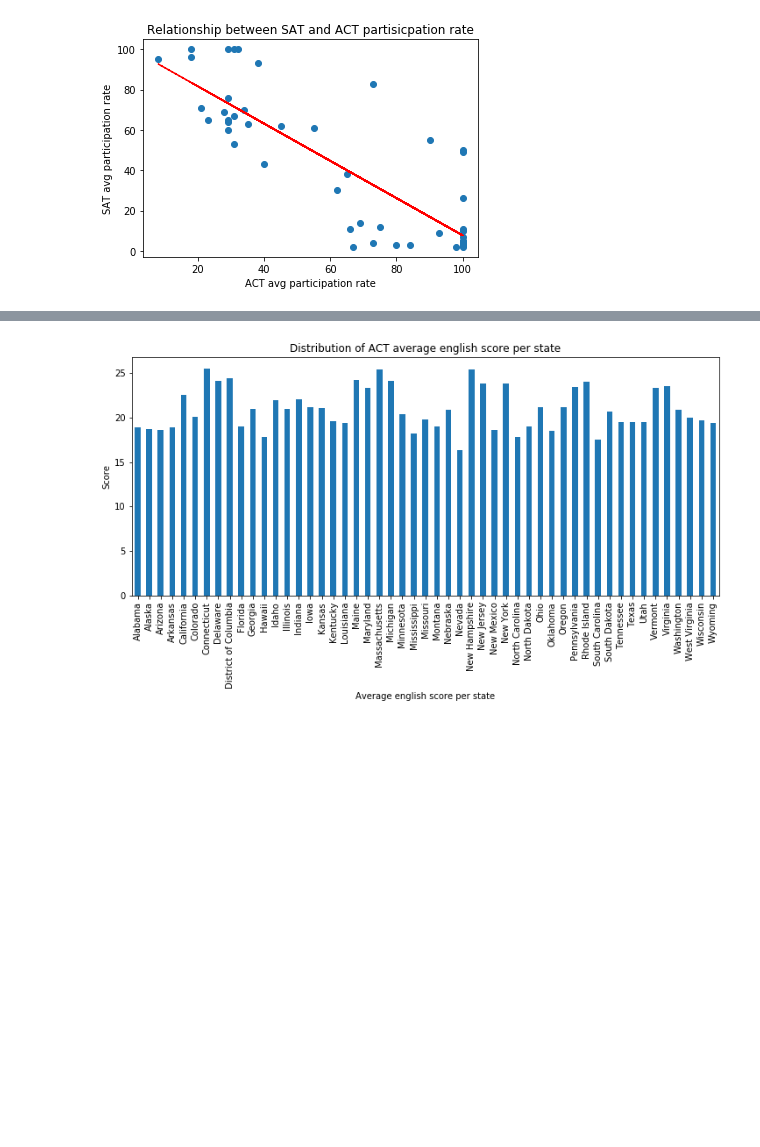
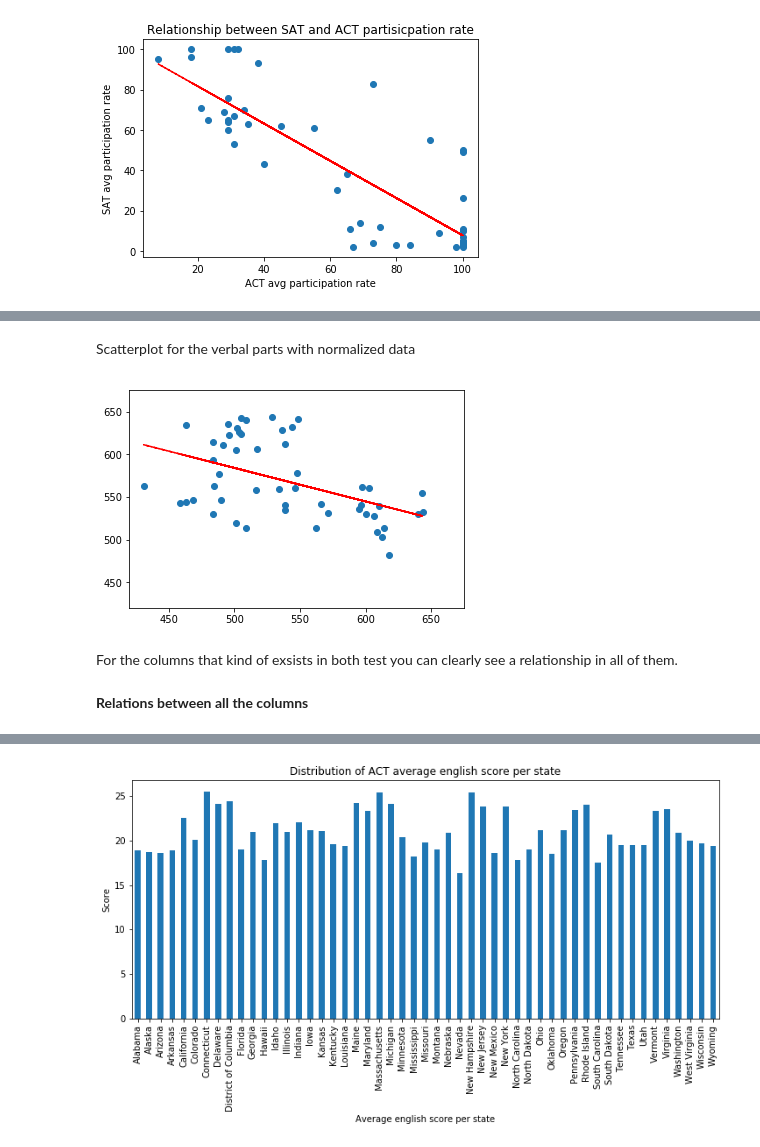
Before and after one commit to yhpf/jekyll-now, a Jupyter notebook: _posts/project_1.ipynb, the cells around one changed output, grey strips where cells are left out. Cells and saved outputs as stored; diff of their text form; code cells hidden in the pictures; blank space fills up the shorter version.

```diff
--- a/_posts/project_1.ipynb
+++ b/_posts/project_1.ipynb
@@ -704,7 +657,0 @@ test_data.sat_math.max()
-# %%
-act_math_larger = []
-for s in test_data.act_math:
-    s = s * 25.73
-    act_math_larger.append(s)
-
-act_math_larger
@@ -762,7 +657,0 @@ test_data.sat_rnw.max()
-# %%
-avg_verbal_larger = []
-for s in avg_verbal:
-    s = s * 25.70
-    avg_verbal_larger.append(s)
-
-avg_verbal_larger
@@ -972,0 +660,7 @@ plt.title('Distribution of ACT average participation rate per state');
+# %%
+act_math_larger = []
+for s in test_data.act_math:
+    s = s * (test_data.sat_math.max()/test_data.act_math.max())
+    act_math_larger.append(s)
+
+act_math_larger
@@ -972,0 +703,7 @@ plt.title('Distribution of ACT average participation rate per state');
+# %%
+avg_verbal_larger = []
+for s in avg_verbal:
+    s = s * (test_data.sat_rnw.max()/avg_verbal.max())
+    avg_verbal_larger.append(s)
+
+avg_verbal_larger
@@ -972,0 +728,20 @@ plt.title('Distribution of ACT average participation rate per state');
+# %% [markdown]
+Scatterplot for the verbal parts with normalized data
+# %%
+plt.ylim(420, 675) # change the interval of the y-axis
+plt.xlim(420, 675) # change the interval of the x-axis
+
+plt.scatter(avg_verbal_larger,test_data.sat_rnw)
+
+# apply a trend line
+z = np.polyfit(avg_verbal_larger, test_data.sat_rnw.apply(float), 1)
+p = np.poly1d(z)
+plt.plot(avg_verbal_larger,p(avg_verbal_larger),"r--")
+
+plt.show()
+# %% [output]
+[figure, added]
+# %% [markdown]
+For the columns that kind of exsists in both test you can clearly see a relationship in all of them.
+# %% [markdown]
+**Relations between all the columns**
```
Also changed, not shown: parts of 268 cells of this notebook.
